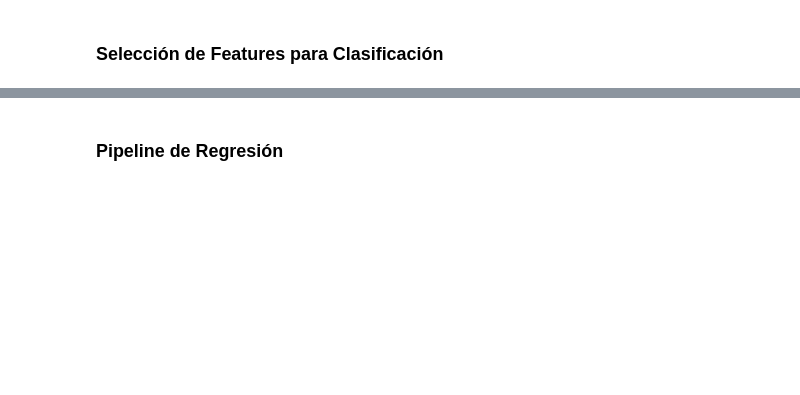
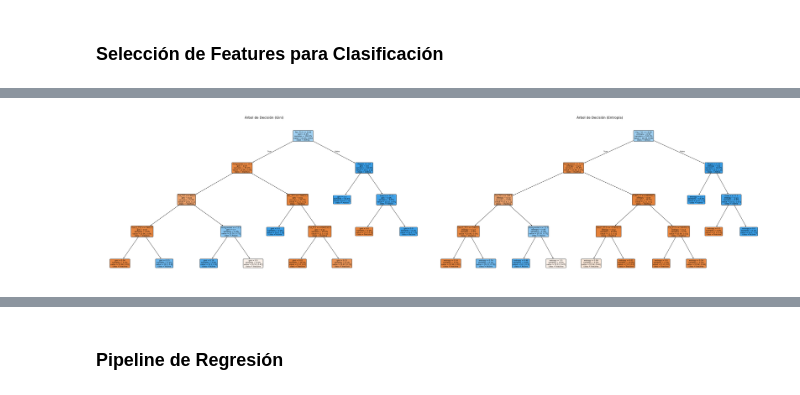
Before and after one commit to 4mnesia/MachineLearningRepo, a Jupyter notebook: Entrega3_ML.ipynb, the cells around one changed output, grey strips where cells are left out. Drawn from its saved outputs; the diff is of its cells as text; code cells hidden in the pictures; blank space fills up the shorter version.

```diff
--- a/Entrega3_ML.ipynb
+++ b/Entrega3_ML.ipynb
@@ -1021,0 +1259,63 @@ plt.show()
+# %%
+print("\nSELECCIÓN DE FEATURES PARA CLASIFICACIÓN (FlgAct_T12)")
+print("=" * 60)
+
+# Filtrar datos con target
+df_clf = df_encoded.dropna(subset=['FlgAct_T12']).copy()
+X_clf = df_clf.drop(['FlgAct_T12', 'CUPO_L1', 'Renta'], axis=1)
+y_clf = df_clf['FlgAct_T12'].astype(int)
+
+print(f"   • Filas disponibles: {len(X_clf)}")
+print(f"   • Variables candidatas: {X_clf.shape[1]}")
+
+# Árbol con criterio Gini
+tree_gini = DecisionTreeClassifier(criterion='gini', max_depth=4, random_state=42)
+tree_gini.fit(X_clf, y_clf)
+y_pred_gini = tree_gini.predict_proba(X_clf)[:, 1]
+roc_auc_gini = roc_auc_score(y_clf, y_pred_gini)
+
+# Árbol con criterio Entropía
+tree_entropy = DecisionTreeClassifier(criterion='entropy', max_depth=4, random_state=42)
+tree_entropy.fit(X_clf, y_clf)
+y_pred_entropy = tree_entropy.predict_proba(X_clf)[:, 1]
+roc_auc_entropy = roc_auc_score(y_clf, y_pred_entropy)
+
+print(f"\nROC AUC (Gini):     {roc_auc_gini:.4f}")
+print(f"ROC AUC (Entropía): {roc_auc_entropy:.4f}")
+
+# Importancias de features
+importancias_gini = pd.DataFrame({
+    'feature': X_clf.columns,
+    'importance_gini': tree_gini.feature_importances_
+}).sort_values('importance_gini', ascending=False).head(10)
+
+importancias_entropy = pd.DataFrame({
+    'feature': X_clf.columns,
+    'importance_entropy': tree_entropy.feature_importances_
+}).sort_values('importance_entropy', ascending=False).head(10)
+
+print("\nTOP 10 FEATURES CON GINI:")
+print(importancias_gini.to_string(index=False))
+
+print("\nTOP 10 FEATURES CON ENTROPÍA:")
+print(importancias_entropy.to_string(index=False))
+
+# Guardar features seleccionadas para pipeline
+features_seleccionadas_clf = importancias_entropy['feature'].tolist()
+print("\nFeatures seleccionadas para clasificación:", features_seleccionadas_clf)
+
+# Visualización
+plt.figure(figsize=(40, 10))
+plt.subplot(1, 2, 1)
+plot_tree(tree_gini, feature_names=X_clf.columns, class_names=["Inactiva", "Activa"],
+          filled=True, rounded=True, fontsize=8, proportion=True, precision=2)
+plt.title("Árbol de Decisión (Gini)", fontsize=14)
+
+plt.subplot(1, 2, 2)
+plot_tree(tree_entropy, feature_names=X_clf.columns, class_names=["Inactiva", "Activa"],
+          filled=True, rounded=True, fontsize=8, proportion=True, precision=2)
+plt.title("Árbol de Decisión (Entropía)", fontsize=14)
+
+plt.tight_layout()
+plt.show()
+# %% [output]
@@ -1021,0 +1339 @@ plt.show()
+[figure, added]
```
Also changed, not shown: parts of 118 cells of this notebook, 20 other files.
